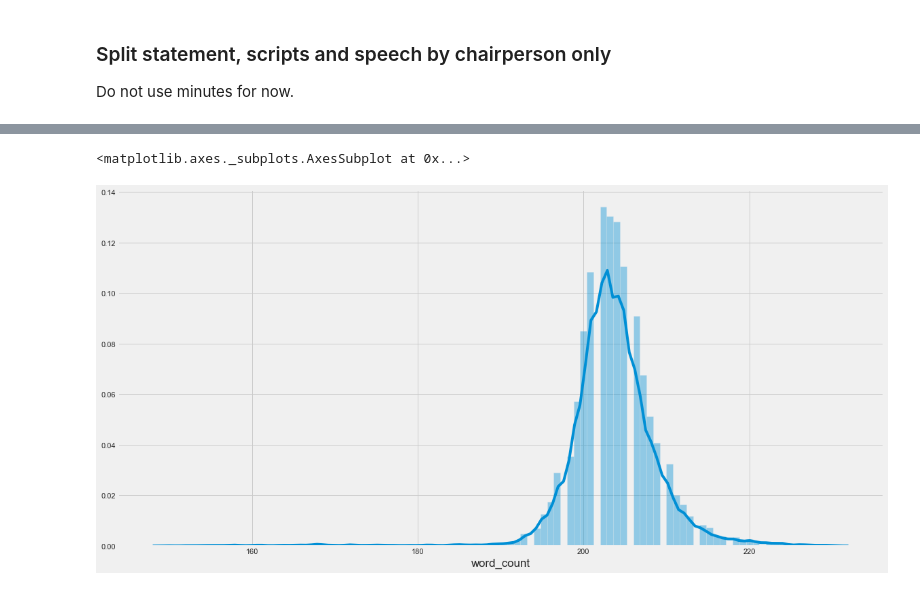
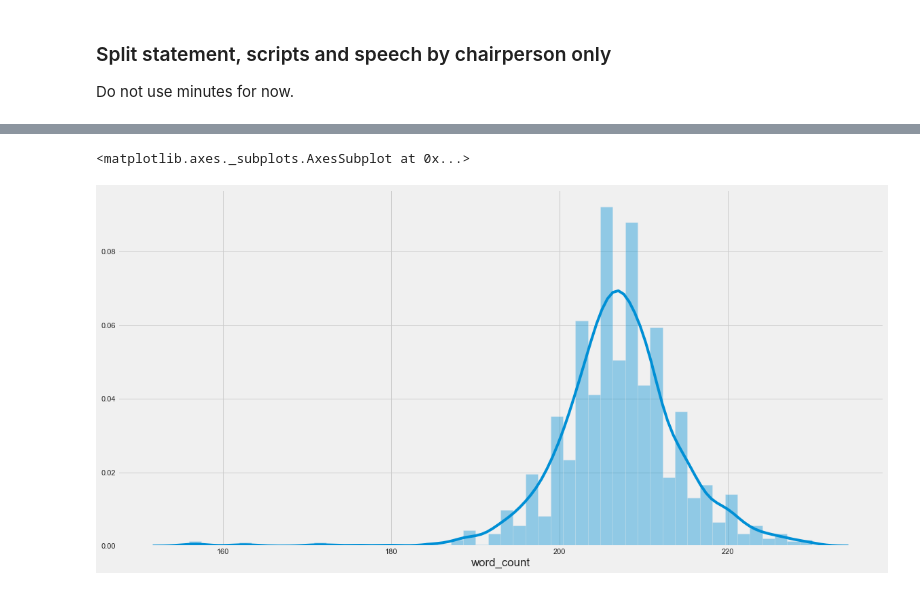
Before and after one commit to yukit-k/centralbank_analysis, a Jupyter notebook: src/FOMC_Analysis_Preprocess.ipynb, the cells around one changed output, grey strips where cells are left out. Saved outputs shown, nothing was run; the diff lists cells and outputs as text; code cells hidden in the pictures.

```diff
--- a/src/FOMC_Analysis_Preprocess.ipynb
+++ b/src/FOMC_Analysis_Preprocess.ipynb
@@ -973,0 +1038,4 @@ speech_df.shape
+# %%
+tmp_speech_df.reset_index(drop=True, inplace=True)
+add_word_count(tmp_speech_df)
+sns.distplot(tmp_speech_df["word_count"], bins=100)
@@ -973,0 +1095,2 @@ speech_df.shape
+# %%
+tmp_speech_df.drop([643,704], axis=0, inplace=True)
@@ -974,14 +1105,14 @@ speech_df.shape
 # %%
-speech_greenspan = speech_df[speech_df['speaker'].str.contains("GREENSPAN|Greenspan|greenspan")]
+speech_greenspan = tmp_speech_df[tmp_speech_df['speaker'].str.contains("GREENSPAN|Greenspan|greenspan")]
 speech_greenspan['speaker'] = 'Alan Greenspan'
 
-speech_bernanke = speech_df[speech_df['speaker'].str.contains("BERNANKE|Bernanke|bernanke")]
+speech_bernanke = tmp_speech_df[tmp_speech_df['speaker'].str.contains("BERNANKE|Bernanke|bernanke")]
 speech_bernanke['speaker'] = 'Ben Bernanke'
 
-speech_yellen = speech_df[speech_df['speaker'].str.contains("YELLEN|Yellen|yellen")]
+speech_yellen = tmp_speech_df[tmp_speech_df['speaker'].str.contains("YELLEN|Yellen|yellen")]
 speech_yellen['speaker'] = 'Janet Yellen'
 
-speech_powell = speech_df[speech_df['speaker'].str.contains("POWELL|Powell|powell")]
+speech_powell = tmp_speech_df[tmp_speech_df['speaker'].str.contains("POWELL|Powell|powell")]
 speech_powell['speaker'] = 'Jerome Powell'
 
 speech_gbyp_df = pd.concat([speech_greenspan, speech_bernanke, speech_yellen, speech_powell], ignore_index=True)
@@ -1091,7 +1222,7 @@ speaker_df.to_csv('../data/FOMC/train_speaker_df.csv', index=True)
 ### Split statement, scripts and speech by chairperson only
 Do not use minutes for now.
 # %%
-split_frame = [stmt_split_df, script_split_df, speech_split_df]
+split_frame = [stmt_split_df, minutes_split_df, script_split_df, speech_split_df]
 
 split_df = pd.concat(split_frame, ignore_index=True, sort=True)
 one_hot_encode(split_df)
@@ -1153,6 +1264,6 @@ statement      731
 Name: type, dtype: int64
 # %%
-sns.distplot(split_df.loc[split_df['type']=='script']["word_count"], bins=100)
+sns.distplot(split_df.loc[split_df['type']=='script']["word_count"])
 # %% [output]
 <matplotlib.axes._subplots.AxesSubplot at 0x...>
-[figure, old version]
+[figure, new version]
```
Also changed, not shown: parts of 63 cells of this notebook, 1 other file.
